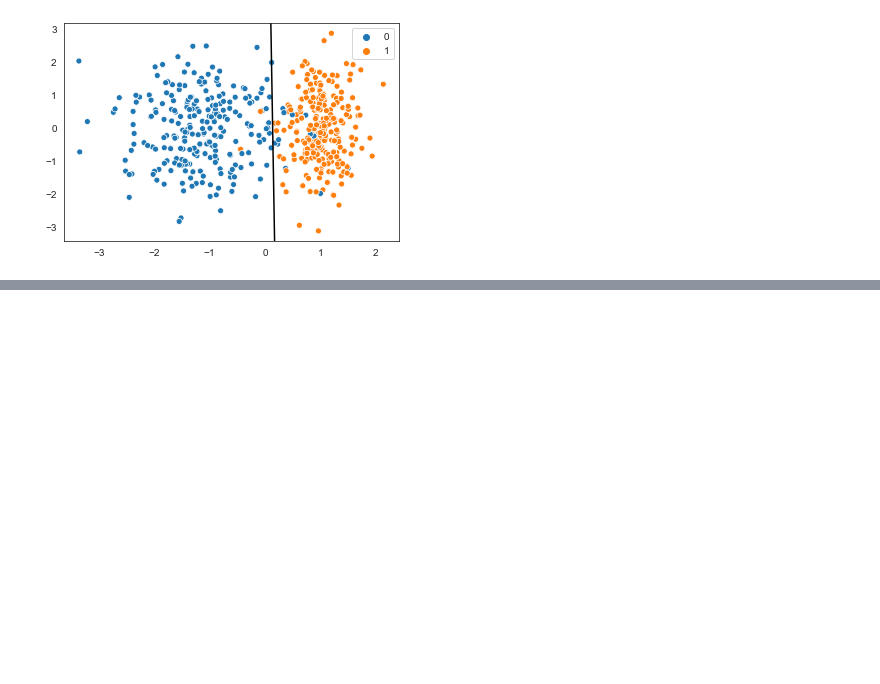
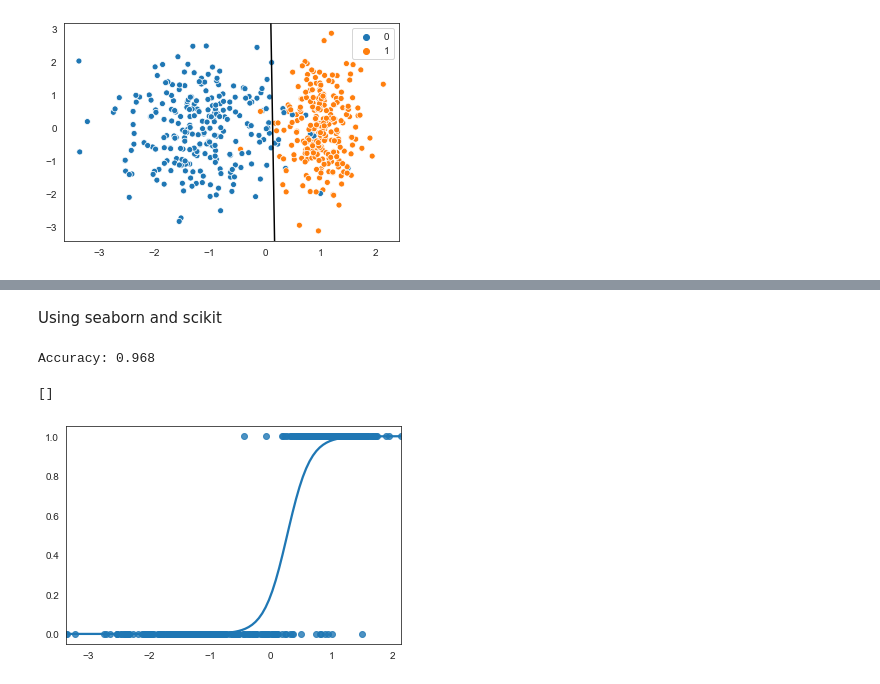
Before and after one commit to ckennington/cs334, a Jupyter notebook: 6.1 Logistic Regression.ipynb, the cells around one changed output, grey strips where cells are left out. Cells and saved outputs as stored; diff of their text form; code cells hidden in the pictures; blank space fills up the shorter version.

```diff
--- a/6.1 Logistic Regression.ipynb
+++ b/6.1 Logistic Regression.ipynb
@@ -159,0 +163,2 @@ plt.plot(x_vals, y_vals, c="k");
+# %% [markdown]
+Using seaborn and scikit
@@ -159,0 +181,15 @@ plt.plot(x_vals, y_vals, c="k");
+# %%
+from sklearn import metrics
+print("Accuracy:",metrics.accuracy_score(y_test, y_pred))
+# %% [output]
+Accuracy: 0.968
+# %%
+# Grab only one of the features and plot it for fun
+X_1_dim = [i[1] for i in X]
+# %%
+import seaborn as sns
+sns.regplot(x=X_1_dim, y=y, data=X, logistic=True, ci=None)
+plt.plot()
+# %% [output]
+[]
+[figure, added]
```
Also changed, not shown: parts of 6 cells of this notebook, 2 other files.
